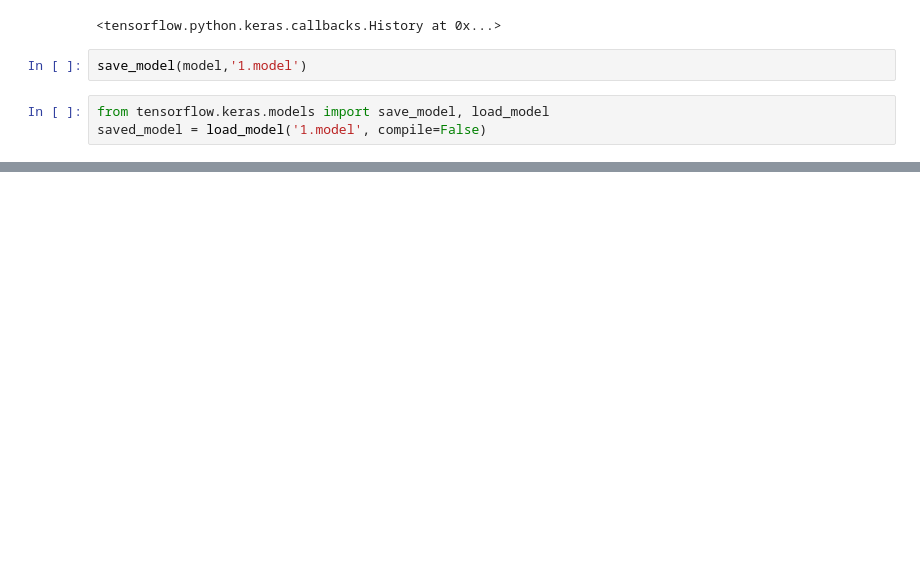
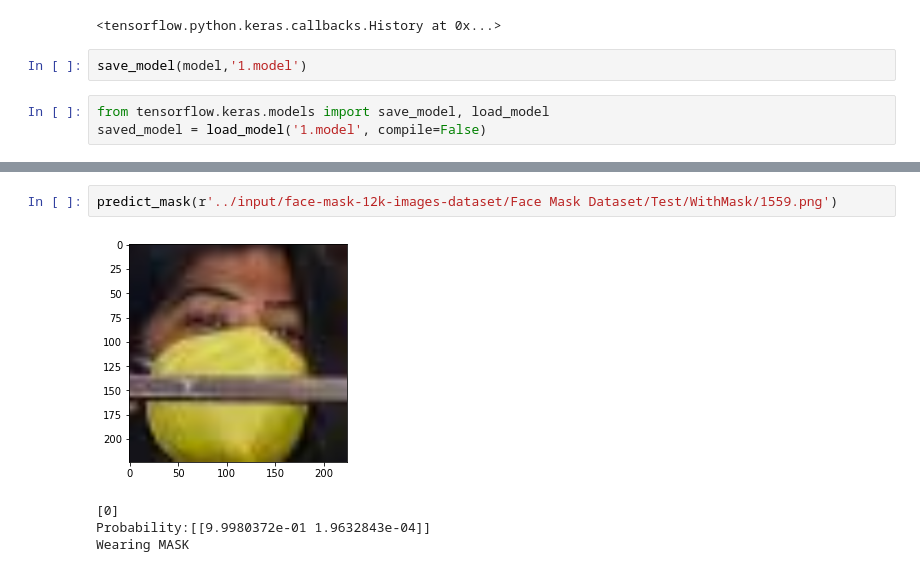
Before and after one commit to pragatimehra21/Covid_MaskDetection, a Jupyter notebook: mask.ipynb, the cells around one changed output, grey strips where cells are left out. Saved outputs shown, nothing was run; the diff lists cells and outputs as text; blank space fills up the shorter version.

```diff
--- a/mask.ipynb
+++ b/mask.ipynb
@@ -140,0 +171,7 @@ saved_model = load_model('1.model', compile=False)
+# %%
+predict_mask(r'../input/face-mask-12k-images-dataset/Face Mask Dataset/Test/WithMask/1559.png')
+# %% [output]
+[figure, added]
+[0]
+Probability:[[9.9980372e-01 1.9632843e-04]]
+Wearing MASK
```
Also changed, not shown: parts of 5 cells of this notebook.
